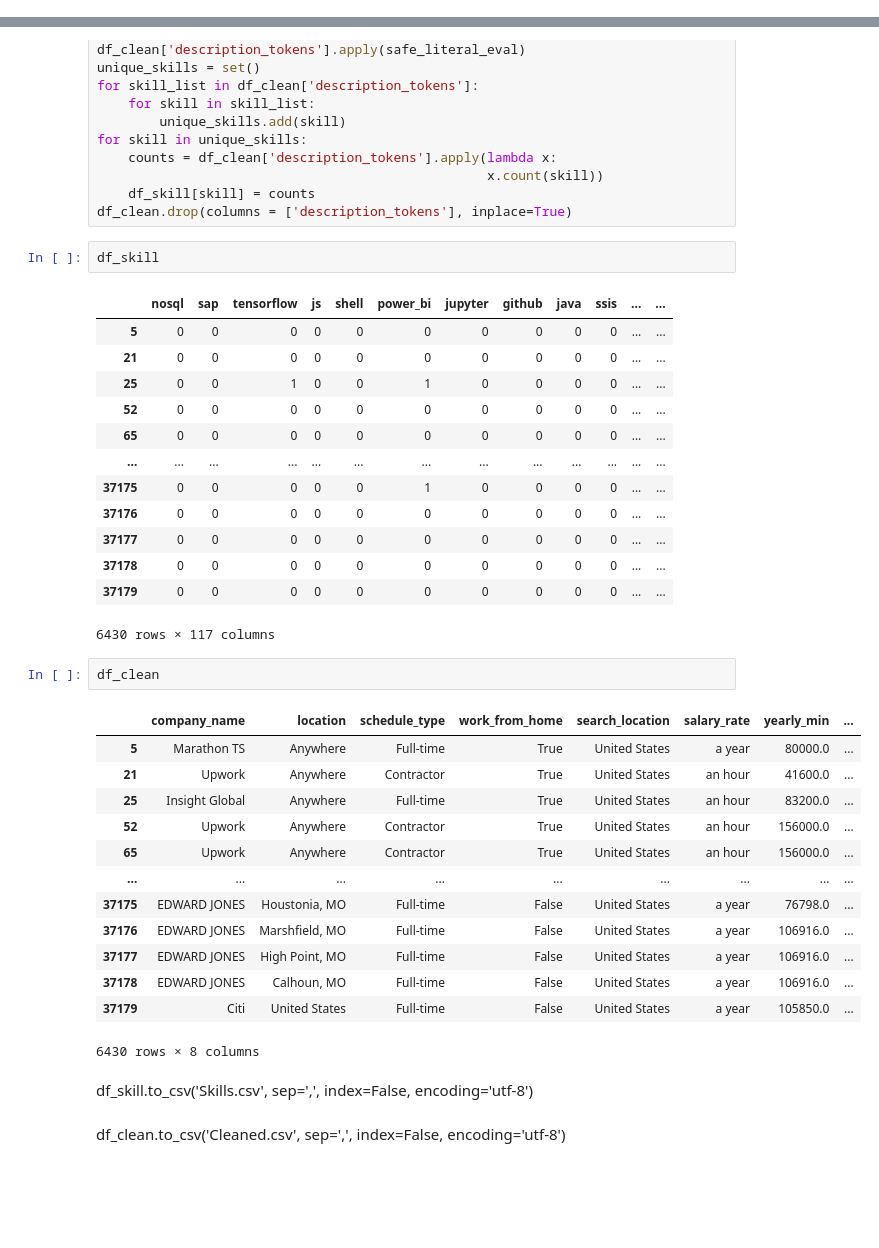
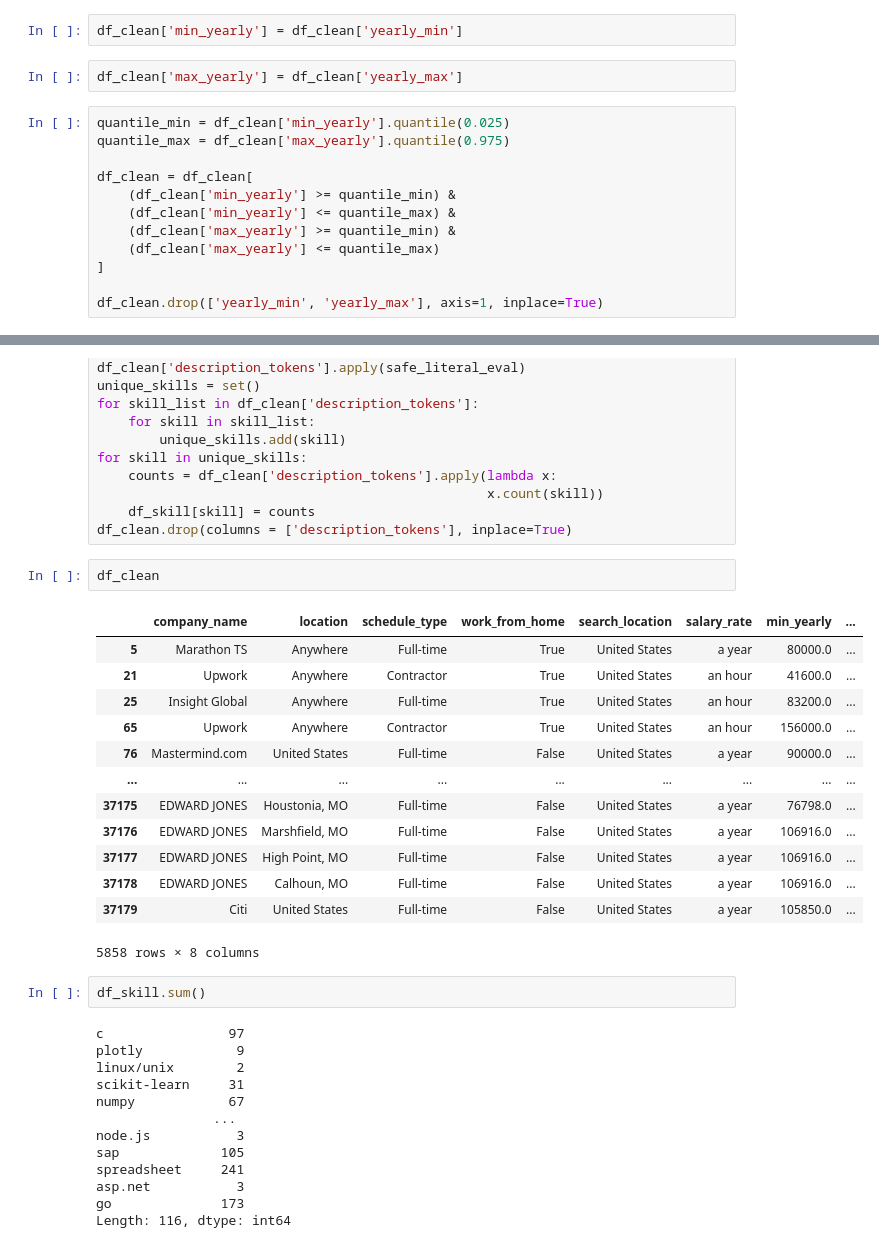
Before and after one commit to rmie00/Google-Job-Posting-Analysis, a Jupyter notebook: Data_Cleaning.ipynb, the cells around one changed output, grey strips where cells are left out. Saved outputs shown, nothing was run; the diff lists cells and outputs as text; blank space fills up the shorter version.

```diff
--- a/Data_Cleaning.ipynb
+++ b/Data_Cleaning.ipynb
@@ -107,0 +118,16 @@ df_clean
+# %%
+df_clean['min_yearly'] = df_clean['yearly_min']
+# %%
+df_clean['max_yearly'] = df_clean['yearly_max']
+# %%
+quantile_min = df_clean['min_yearly'].quantile(0.025)
+quantile_max = df_clean['max_yearly'].quantile(0.975)
+
+df_clean = df_clean[
+    (df_clean['min_yearly'] >= quantile_min) &
+    (df_clean['min_yearly'] <= quantile_max) &
+    (df_clean['max_yearly'] >= quantile_min) &
+    (df_clean['max_yearly'] <= quantile_max)
+]
+
+df_clean.drop(['yearly_min', 'yearly_max'], axis=1, inplace=True)
@@ -180,38 +222,33 @@ for skill in unique_skills:
     df_skill[skill] = counts
 df_clean.drop(columns = ['description_tokens'], inplace=True)
 # %%
-df_skill
+df_clean
 # %% [output]
-|  | nosql | sap | tensorflow | js | shell | power_bi | jupyter | github | java | ssis | ... | ... |
-| 5 | 0 | 0 | 0 | 0 | 0 | 0 | 0 | 0 | 0 | 0 | ... | ... |
-| 21 | 0 | 0 | 0 | 0 | 0 | 0 | 0 | 0 | 0 | 0 | ... | ... |
-| 25 | 0 | 0 | 1 | 0 | 0 | 1 | 0 | 0 | 0 | 0 | ... | ... |
-| 52 | 0 | 0 | 0 | 0 | 0 | 0 | 0 | 0 | 0 | 0 | ... | ... |
-| 65 | 0 | 0 | 0 | 0 | 0 | 0 | 0 | 0 | 0 | 0 | ... | ... |
-| ... | ... | ... | ... | ... | ... | ... | ... | ... | ... | ... | ... | ... |
-| 37175 | 0 | 0 | 0 | 0 | 0 | 1 | 0 | 0 | 0 | 0 | ... | ... |
-| 37176 | 0 | 0 | 0 | 0 | 0 | 0 | 0 | 0 | 0 | 0 | ... | ... |
-| 37177 | 0 | 0 | 0 | 0 | 0 | 0 | 0 | 0 | 0 | 0 | ... | ... |
-| 37178 | 0 | 0 | 0 | 0 | 0 | 0 | 0 | 0 | 0 | 0 | ... | ... |
-| 37179 | 0 | 0 | 0 | 0 | 0 | 0 | 0 | 0 | 0 | 0 | ... | ... |
+|  | company_name | location | schedule_type | work_from_home | search_location | salary_rate | min_yearly | ... |
+| 5 | Marathon TS | Anywhere | Full-time | True | United States | a year | 80000.0 | ... |
+| 21 | Upwork | Anywhere | Contractor | True | United States | an hour | 41600.0 | ... |
+| 25 | Insight Global | Anywhere | Full-time | True | United States | an hour | 83200.0 | ... |
+| 65 | Upwork | Anywhere | Contractor | True | United States | an hour | 156000.0 | ... |
+| 76 | Mastermind.com | United States | Full-time | False | United States | a year | 90000.0 | ... |
+| ... | ... | ... | ... | ... | ... | ... | ... | ... |
+| 37175 | EDWARD JONES | Houstonia, MO | Full-time | False | United States | a year | 76798.0 | ... |
+| 37176 | EDWARD JONES | Marshfield, MO | Full-time | False | United States | a year | 106916.0 | ... |
+| 37177 | EDWARD JONES | High Point, MO | Full-time | False | United States | a year | 106916.0 | ... |
+| 37178 | EDWARD JONES | Calhoun, MO | Full-time | False | United States | a year | 106916.0 | ... |
+| 37179 | Citi | United States | Full-time | False | United States | a year | 105850.0 | ... |
-6430 rows × 117 columns
+5858 rows × 8 columns
 # %%
-df_clean
+df_skill.sum()
 # %% [output]
-|  | company_name | location | schedule_type | work_from_home | search_location | salary_rate | yearly_min | ... |
-| 5 | Marathon TS | Anywhere | Full-time | True | United States | a year | 80000.0 | ... |
-| 21 | Upwork | Anywhere | Contractor | True | United States | an hour | 41600.0 | ... |
-| 25 | Insight Global | Anywhere | Full-time | True | United States | an hour | 83200.0 | ... |
-| 52 | Upwork | Anywhere | Contractor | True | United States | an hour | 156000.0 | ... |
-| 65 | Upwork | Anywhere | Contractor | True | United States | an hour | 156000.0 | ... |
-| ... | ... | ... | ... | ... | ... | ... | ... | ... |
-| 37175 | EDWARD JONES | Houstonia, MO | Full-time | False | United States | a year | 76798.0 | ... |
-| 37176 | EDWARD JONES | Marshfield, MO | Full-time | False | United States | a year | 106916.0 | ... |
-| 37177 | EDWARD JONES | High Point, MO | Full-time | False | United States | a year | 106916.0 | ... |
-| 37178 | EDWARD JONES | Calhoun, MO | Full-time | False | United States | a year | 106916.0 | ... |
-| 37179 | Citi | United States | Full-time | False | United States | a year | 105850.0 | ... |
-6430 rows × 8 columns
+c                97
+plotly            9
+linux/unix        2
+scikit-learn     31
+numpy            67
+               ...
+node.js           3
+sap             105
+spreadsheet     241
+asp.net           3
+go              173
+Length: 116, dtype: int64
-# %% [markdown]
-df_skill.to_csv('Skills.csv', sep=',', index=False, encoding='utf-8')
-# %% [markdown]
-df_clean.to_csv('Cleaned.csv', sep=',', index=False, encoding='utf-8')
```
Also changed, not shown: parts of 8 cells of this notebook, 2 other files.
